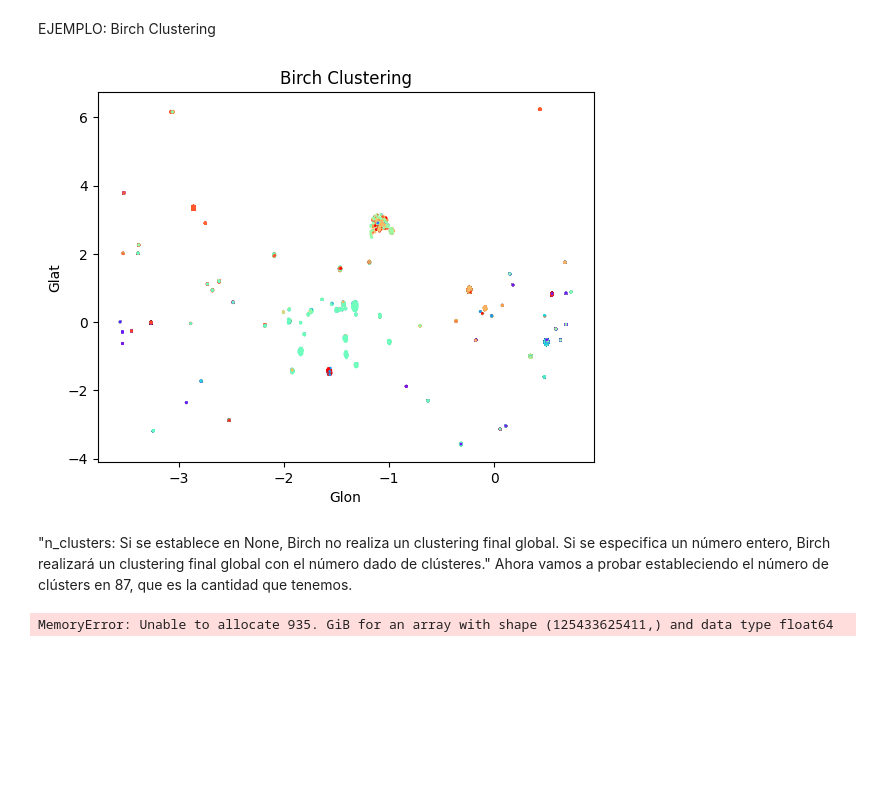
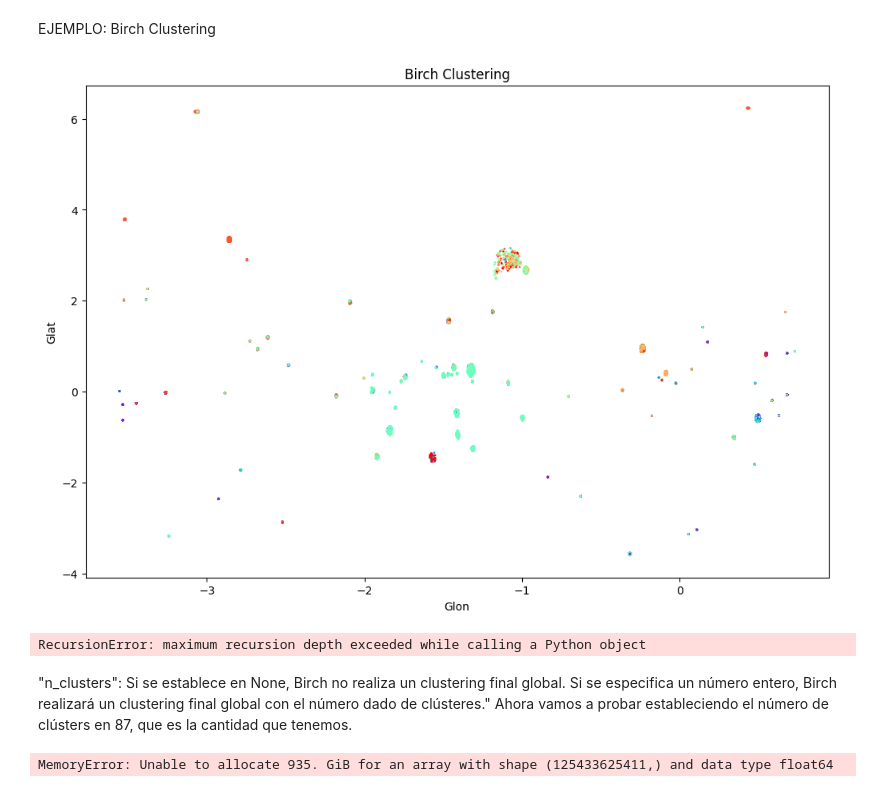
Before and after one commit to TatianaCC/STARS_FinalProject, a Jupyter notebook: src/Class_Birch.ipynb, the cells around one changed output. Cells and saved outputs as stored; diff of their text form; code cells hidden in the pictures; blank space fills up the shorter version.

Commit message:
other models sil 240605

```diff
--- a/src/Class_Birch.ipynb
+++ b/src/Class_Birch.ipynb
@@ -12,25 +13,29 @@ X_train = pd.read_csv('../Samples/Clean/Feature_Selection/X_train.csv')
 # %%
 #Convertir el DataFrame completo a un array NumPy
 X_train_array = X_train.to_numpy()
 
-#Crear y ajustar el modelo Birch
-# Puedes ajustar los parámetros threshold y branching_factor según tus necesidades
+#Crear y ajustar el modelo Birch - ajustar los parámetros threshold y branching_factor según necesidades
 model = Birch(threshold=0.5, branching_factor=50, n_clusters=None)
 model.fit(X_train_array)
 
 # Obtener los labels de los clústeres
 labels = model.labels_
 
-# Visualizar los resultados (selecciona dos características para plotear)
-plt.scatter(X_train['_Glon'], X_train['_Glat'], c=labels, cmap='rainbow', marker='o', s=1)
+# Visualizar los resultados (seleccionando dos características para plotear)
+plt.figure(figsize=(12, 8))
+plt.scatter(X_train_array[:, 0], X_train_array[:, 1], c=labels, cmap='rainbow', marker='o', s=1)
 plt.title('Birch Clustering')
 plt.xlabel('Glon')
 plt.ylabel('Glat')
 plt.show()
 # %% [output]
-[figure, old version]
+[figure, new version]
+# %%
+dump(model, open("../Models/birch.pkl", "wb"))
+# %% [output]
+RecursionError: maximum recursion depth exceeded while calling a Python object
 # %% [markdown]
-"n_clusters: Si se establece en None, Birch no realiza un clustering final global. Si se especifica un número entero, Birch realizará un clustering final global con el número dado de clústeres."
+"n_clusters": Si se establece en None, Birch no realiza un clustering final global. Si se especifica un número entero, Birch realizará un clustering final global con el número dado de clústeres."
 Ahora vamos a probar estableciendo el número de clústers en 87, que es la cantidad que tenemos.
 # %%
 #Convertir el DataFrame completo a un array NumPy
```
Also changed, not shown: parts of 1 cell of this notebook, 7 other files.
